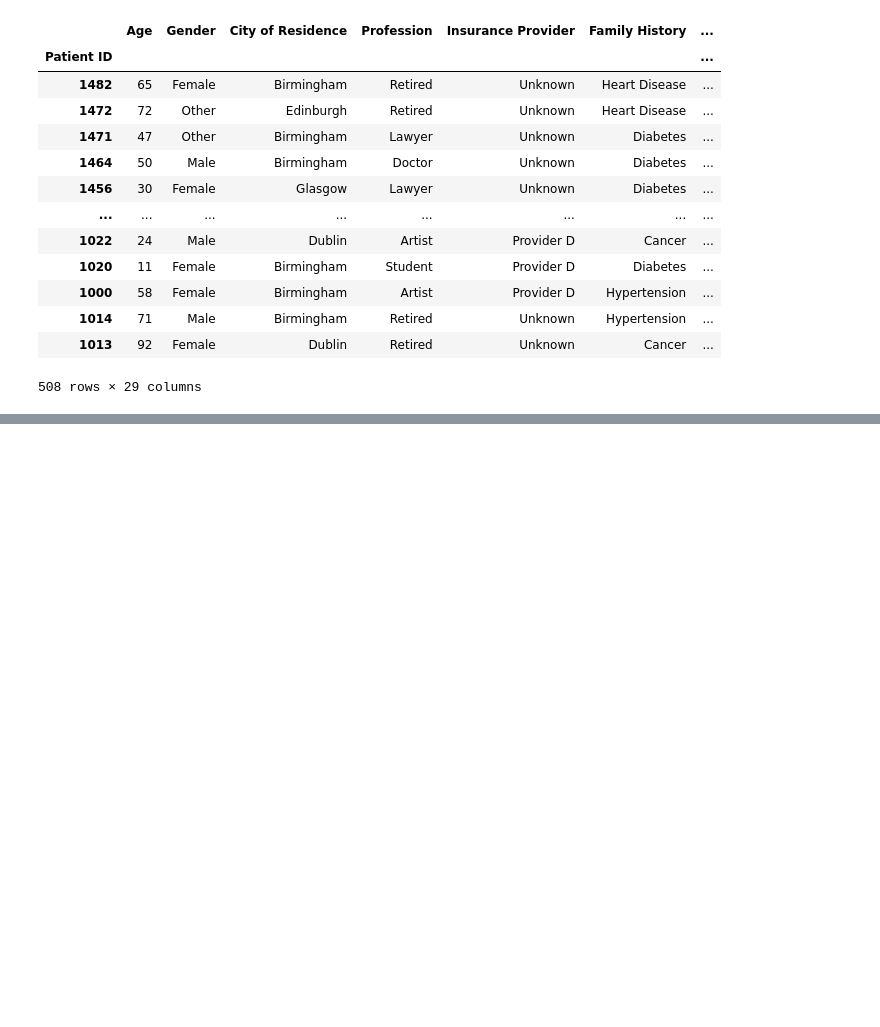
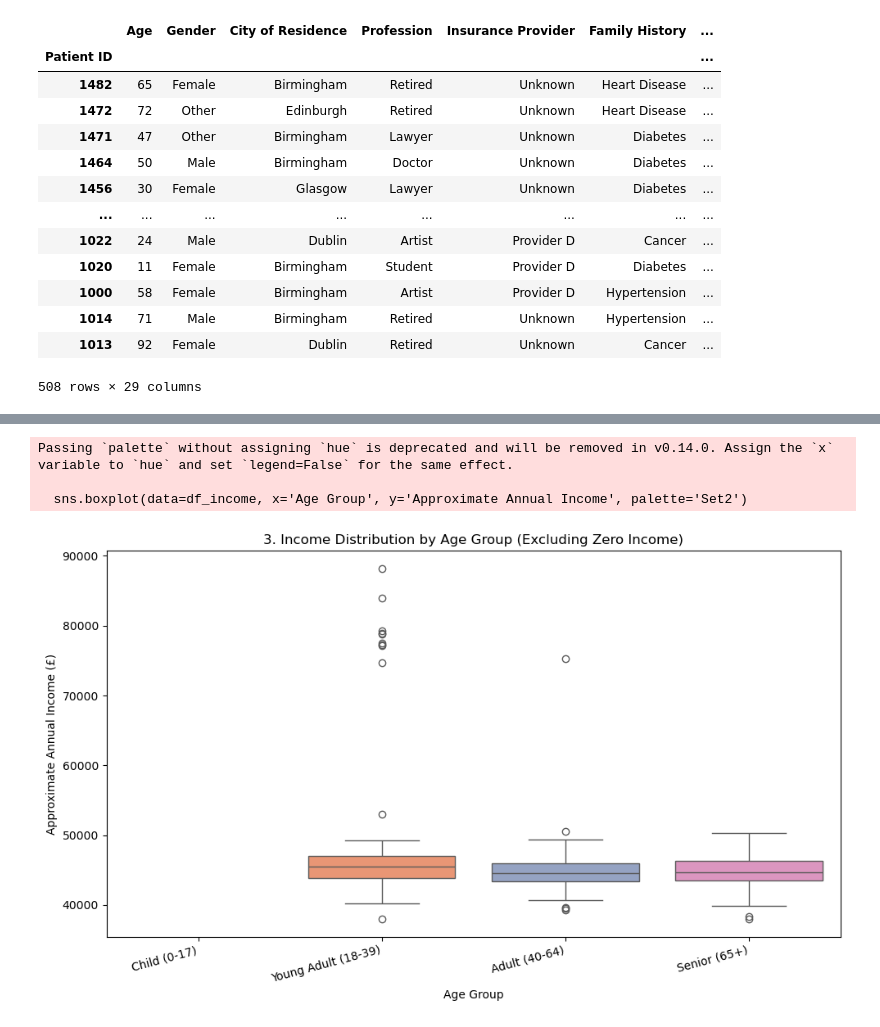
Before and after one commit to afonsolince06/Pre-proc-project, a Jupyter notebook: solution.ipynb, the cells around one changed output, grey strips where cells are left out. Drawn from its saved outputs; the diff is of its cells as text; code cells hidden in the pictures; blank space fills up the shorter version.

```diff
--- a/solution.ipynb
+++ b/solution.ipynb
@@ -654,0 +703,24 @@ data_by_id
+# %%
+data_by_id = data_by_id.reset_index().drop_duplicates(subset="Patient ID").set_index("Patient ID")
+# %%
+bins = [0, 18, 40, 65, 100]
+labels = ['Child (0-17)', 'Young Adult (18-39)', 'Adult (40-64)', 'Senior (65+)']
+
+data_by_id['Age Group'] = pd.cut(data_by_id['Age'], bins=bins, labels=labels, right=False)
+
+df_income = data_by_id[data_by_id['Approximate Annual Income'] > 0].copy()
+df_income['Age Group'] = pd.cut(df_income['Age'], bins=bins, labels=labels, right=False)
+# %%
+plt.figure(figsize=(10, 6))
+sns.boxplot(data=df_income, x='Age Group', y='Approximate Annual Income', palette='Set2')
+plt.title('3. Income Distribution by Age Group (Excluding Zero Income)')
+plt.xlabel('Age Group')
+plt.ylabel('Approximate Annual Income (£)')
+plt.xticks(rotation=15, ha='right')
+plt.tight_layout()
+plt.show()
+# %% [output]
+Passing `palette` without assigning `hue` is deprecated and will be removed in v0.14.0. Assign the `x` variable to `hue` and set `legend=False` for the same effect.
+
+  sns.boxplot(data=df_income, x='Age Group', y='Approximate Annual Income', palette='Set2')
+[figure, added]
```
Also changed, not shown: parts of 18 cells of this notebook.
